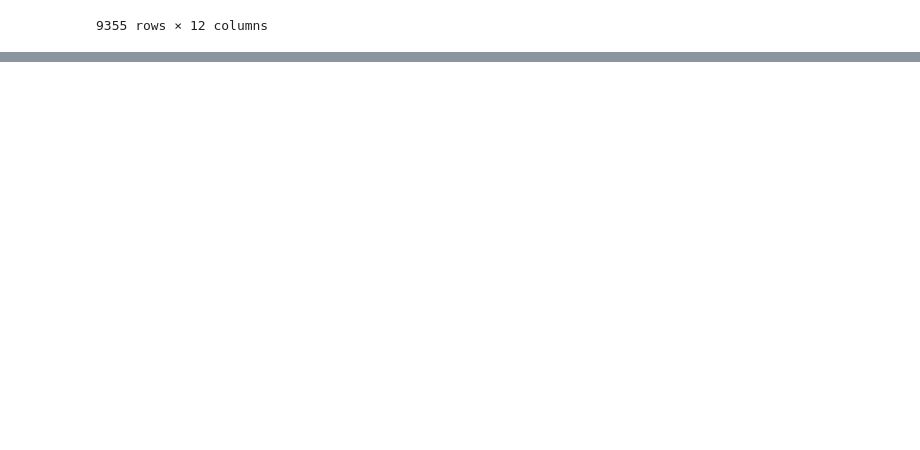
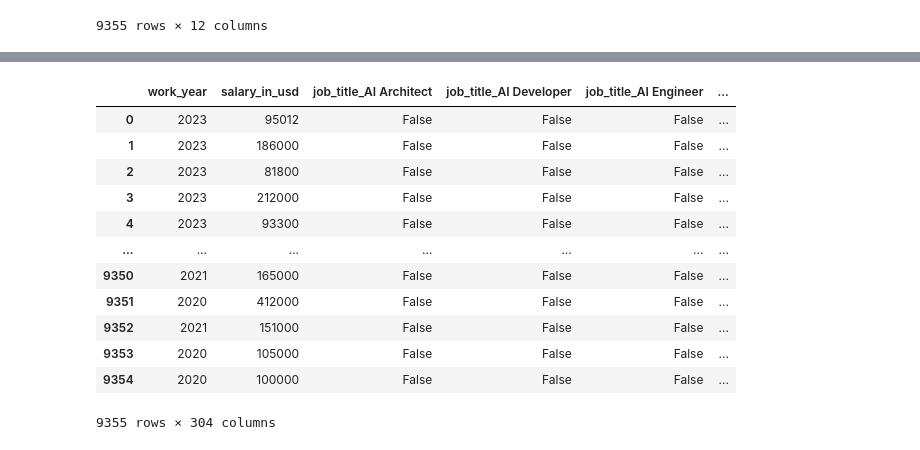
Before and after one commit to StrajnarFilip/UISU-projektna-naloga, a Jupyter notebook: naloga.ipynb, the cells around one changed output, grey strips where cells are left out. Cells and saved outputs as stored; diff of their text form; code cells hidden in the pictures; blank space fills up the shorter version.

```diff
--- a/naloga.ipynb
+++ b/naloga.ipynb
@@ -20,0 +24,15 @@ data
+# %%
+# Odstranim valuto in vrednost plače, saj imam plačo že podano v USD.
+data = data.drop(columns=['salary_currency', 'salary'])
+
+# Kategorične podatke označim kot kategorične.
+data['job_title'] = data['job_title'].astype('category')
+data['job_category'] = data['job_category'].astype('category')
+data['employee_residence'] = data['employee_residence'].astype('category')
+data['experience_level'] = data['experience_level'].astype('category')
+data['employment_type'] = data['employment_type'].astype('category')
+data['company_location'] = data['company_location'].astype('category')
+data['company_size'] = data['company_size'].astype('category')
+data['work_setting'] = data['work_setting'].astype('category')
+
+data
@@ -20,0 +73,18 @@ data
+# %%
+# Kategorične podatke pretvorim v dummy / indikatorske spremenljivke (one-hot encoding).
+data = pandas.get_dummies(data)
+data
+# %% [output]
+|  | work_year | salary_in_usd | job_title_AI Architect | job_title_AI Developer | job_title_AI Engineer | ... |
+| 0 | 2023 | 95012 | False | False | False | ... |
+| 1 | 2023 | 186000 | False | False | False | ... |
+| 2 | 2023 | 81800 | False | False | False | ... |
+| 3 | 2023 | 212000 | False | False | False | ... |
+| 4 | 2023 | 93300 | False | False | False | ... |
+| ... | ... | ... | ... | ... | ... | ... |
+| 9350 | 2021 | 165000 | False | False | False | ... |
+| 9351 | 2020 | 412000 | False | False | False | ... |
+| 9352 | 2021 | 151000 | False | False | False | ... |
+| 9353 | 2020 | 105000 | False | False | False | ... |
+| 9354 | 2020 | 100000 | False | False | False | ... |
+9355 rows × 304 columns
```
Also changed, not shown: parts of 5 cells of this notebook, 1 other file.
